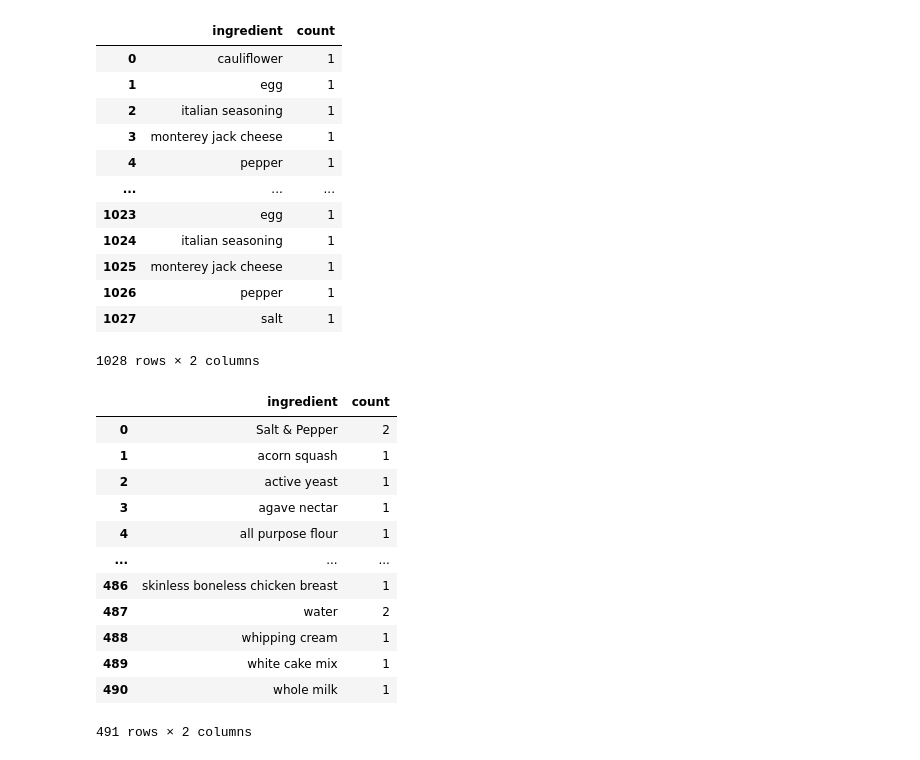
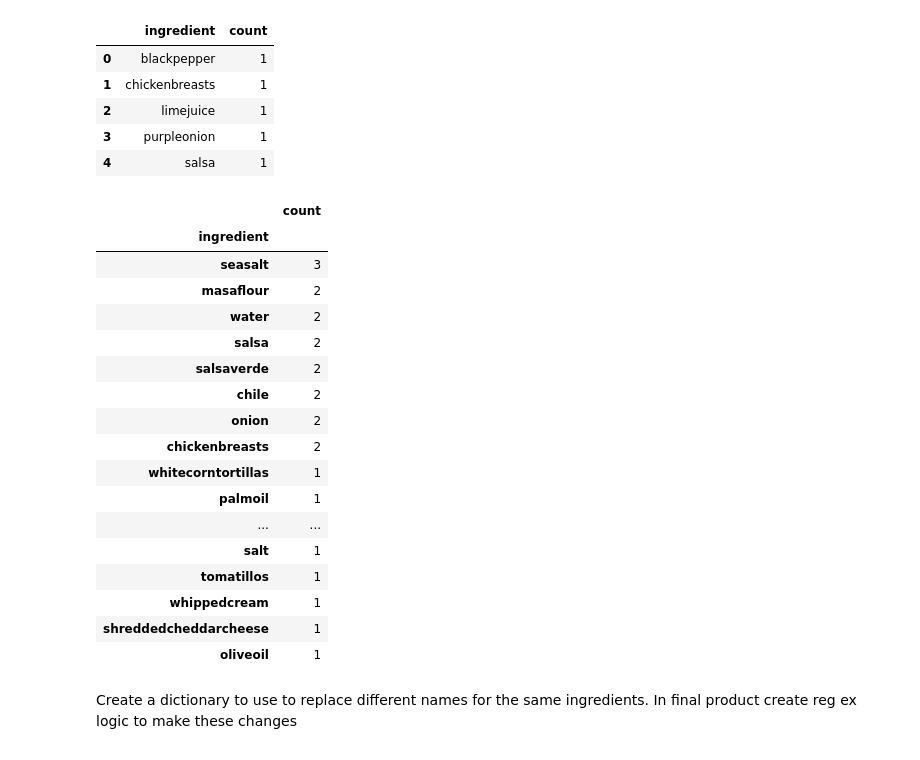
Before and after one commit to ccwillmore/Recipe_project, a Jupyter notebook: initial_processing_dataframe.ipynb, the cells around one changed output. Saved outputs shown, nothing was run; the diff lists cells and outputs as text; code cells hidden in the pictures.

```diff
--- a/initial_processing_dataframe.ipynb
+++ b/initial_processing_dataframe.ipynb
@@ -33,0 +126,3 @@ total_ingredients_df = pd.DataFrame(total_ingredient_list)
+# %%
+mexican_composite_ingredients_df = pd.DataFrame(total_ingredient_list_mexican)
+mexican_composite_ingredients_df
@@ -34,2 +147,11 @@ total_ingredients_df = pd.DataFrame(total_ingredient_list)
 # %%
-total_ingredient_df = total_ingredients_df.rename(columns = {0:  'ingredient'})
+mexican_composite_ingredients_df = mexican_composite_ingredients_df.rename(columns = {0:  'ingredient'})
+mexican_composite_ingredients_df['count'] = 1
+mexican_composite_ingredients_df.head()
+# %% [output]
+|  | ingredient | count |
+| 0 | blackpepper | 1 |
+| 1 | chickenbreasts | 1 |
+| 2 | limejuice | 1 |
+| 3 | purpleonion | 1 |
+| 4 | salsa | 1 |
@@ -38,16 +157,0 @@ total_ingredient_df['count'] = 1
-# %%
-total_ingredient_df
-# %% [output]
-|  | ingredient | count |
-| 0 | cauliflower | 1 |
-| 1 | egg | 1 |
-| 2 | italian seasoning | 1 |
-| 3 | monterey jack cheese | 1 |
-| 4 | pepper | 1 |
-| ... | ... | ... |
-| 1023 | egg | 1 |
-| 1024 | italian seasoning | 1 |
-| 1025 | monterey jack cheese | 1 |
-| 1026 | pepper | 1 |
-| 1027 | salt | 1 |
-1028 rows × 2 columns
@@ -56,16 +158,25 @@ total_ingredient_counts = total_ingredient_df.groupby(['ingredient']).agg({'coun
-# %%
-total_ingredient_counts.reset_index()
-# %% [output]
-|  | ingredient | count |
-| 0 | Salt & Pepper | 2 |
-| 1 | acorn squash | 1 |
-| 2 | active yeast | 1 |
-| 3 | agave nectar | 1 |
-| 4 | all purpose flour | 1 |
-| ... | ... | ... |
-| 486 | skinless boneless chicken breast | 1 |
-| 487 | water | 2 |
-| 488 | whipping cream | 1 |
-| 489 | white cake mix | 1 |
-| 490 | whole milk | 1 |
-491 rows × 2 columns
+# %%
+mexican_ing_groups = mexican_composite_ingredients_df.groupby('ingredient').agg({'count': 'count'})
+mexican_ing_groups.sort_values('count', ascending=False, inplace=True)
+mexican_ing_groups.head(20)
+# %% [output]
+|  | count |
+| ingredient |  |
+| seasalt | 3 |
+| masaflour | 2 |
+| water | 2 |
+| salsa | 2 |
+| salsaverde | 2 |
+| chile | 2 |
+| onion | 2 |
+| chickenbreasts | 2 |
+| whitecorntortillas | 1 |
+| palmoil | 1 |
+| ... | ... |
+| salt | 1 |
+| tomatillos | 1 |
+| whippedcream | 1 |
+| shreddedcheddarcheese | 1 |
+| oliveoil | 1 |
+# %% [markdown]
+Create a dictionary to use to replace different names for the same ingredients.  In final product create reg ex logic to make these changes
```
Also changed, not shown: parts of 21 cells of this notebook.
